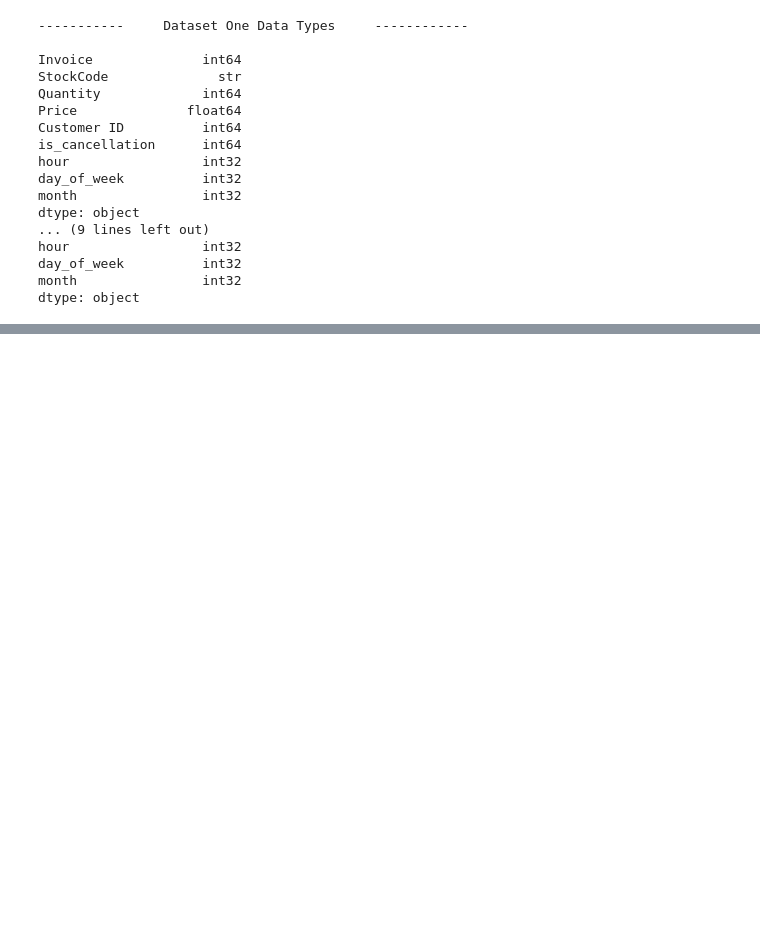
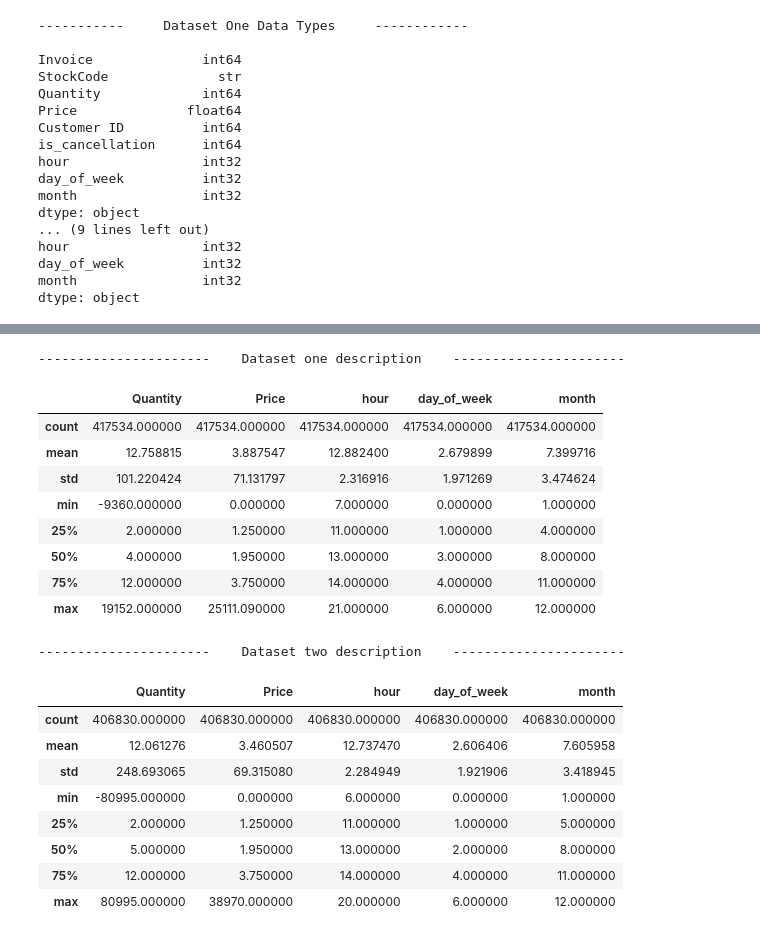
Before and after one commit to calAshy/theCoffeeCo, a Jupyter notebook: 0_Data/processed_data/MasterDF.ipynb, the cells around one changed output, grey strips where cells are left out. Saved outputs shown, nothing was run; the diff lists cells and outputs as text; code cells hidden in the pictures; blank space fills up the shorter version.

```diff
--- a/0_Data/processed_data/MasterDF.ipynb
+++ b/0_Data/processed_data/MasterDF.ipynb
@@ -434,0 +541,27 @@ Name: StockCode, dtype: int64
+# %%
+print("----------------------    Dataset one description    ----------------------")
+display(df1[['Quantity', 'Price', 'hour', 'day_of_week', 'month']].describe())
+print("")
+print("----------------------    Dataset two description    ----------------------")
+display(df2[['Quantity', 'Price', 'hour', 'day_of_week', 'month']].describe())
+# %% [output]
+----------------------    Dataset one description    ----------------------
+|  | Quantity | Price | hour | day_of_week | month |
+| count | 417534.000000 | 417534.000000 | 417534.000000 | 417534.000000 | 417534.000000 |
+| mean | 12.758815 | 3.887547 | 12.882400 | 2.679899 | 7.399716 |
+| std | 101.220424 | 71.131797 | 2.316916 | 1.971269 | 3.474624 |
+| min | -9360.000000 | 0.000000 | 7.000000 | 0.000000 | 1.000000 |
+| 25% | 2.000000 | 1.250000 | 11.000000 | 1.000000 | 4.000000 |
+| 50% | 4.000000 | 1.950000 | 13.000000 | 3.000000 | 8.000000 |
+| 75% | 12.000000 | 3.750000 | 14.000000 | 4.000000 | 11.000000 |
+| max | 19152.000000 | 25111.090000 | 21.000000 | 6.000000 | 12.000000 |
+----------------------    Dataset two description    ----------------------
+|  | Quantity | Price | hour | day_of_week | month |
+| count | 406830.000000 | 406830.000000 | 406830.000000 | 406830.000000 | 406830.000000 |
+| mean | 12.061276 | 3.460507 | 12.737470 | 2.606406 | 7.605958 |
+| std | 248.693065 | 69.315080 | 2.284949 | 1.921906 | 3.418945 |
+| min | -80995.000000 | 0.000000 | 6.000000 | 0.000000 | 1.000000 |
+| 25% | 2.000000 | 1.250000 | 11.000000 | 1.000000 | 5.000000 |
+| 50% | 5.000000 | 1.950000 | 13.000000 | 2.000000 | 8.000000 |
+| 75% | 12.000000 | 3.750000 | 14.000000 | 4.000000 | 11.000000 |
+| max | 80995.000000 | 38970.000000 | 20.000000 | 6.000000 | 12.000000 |
```
Also changed, not shown: parts of 24 cells of this notebook, 1 other file.
